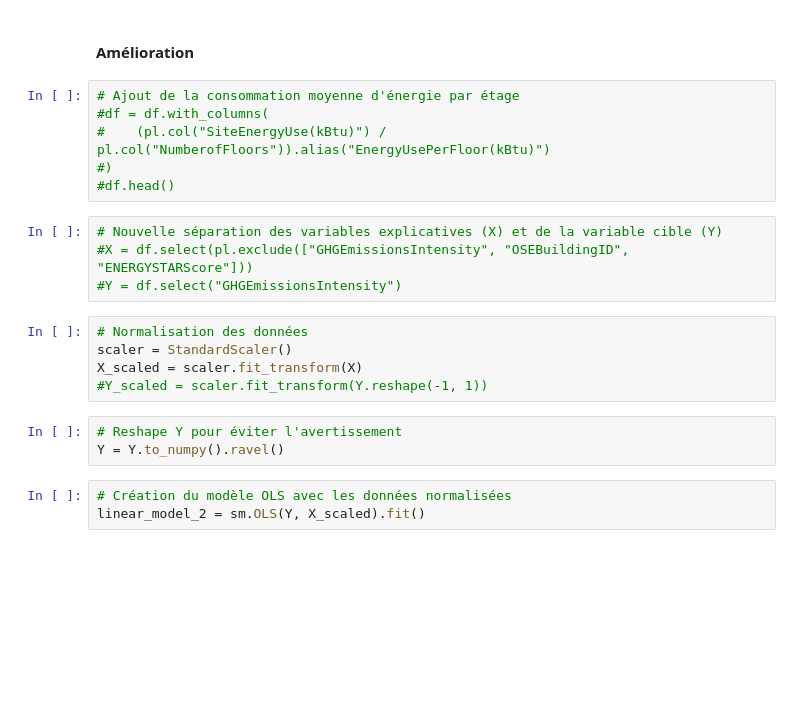
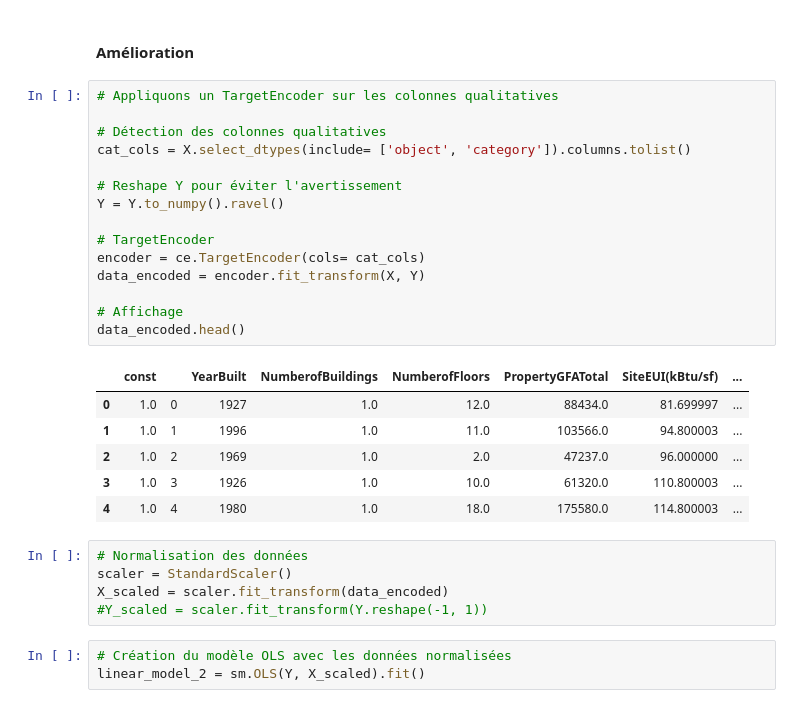
Before and after one commit to Vinyl-237/Anticipez-les-besoins-en-consommation-de-b-timents, a Jupyter notebook: noteBook2.ipynb, the cells around one changed output. Cells and saved outputs as stored; diff of their text form; blank space fills up the shorter version.

```diff
--- a/noteBook2.ipynb
+++ b/noteBook2.ipynb
@@ -95,24 +96,33 @@ Notes:
 strong multicollinearity or other numerical problems.
 # %% [markdown]
 #### Amélioration
-# %%
-# Ajout de la consommation moyenne d'énergie par étage
-#df = df.with_columns(
-#    (pl.col("SiteEnergyUse(kBtu)") / pl.col("NumberofFloors")).alias("EnergyUsePerFloor(kBtu)")
-#)
-#df.head()
-# %%
-# Nouvelle séparation des variables explicatives (X) et de la variable cible (Y)
-#X = df.select(pl.exclude(["GHGEmissionsIntensity", "OSEBuildingID", "ENERGYSTARScore"]))
-#Y = df.select("GHGEmissionsIntensity")
+# %%
+# Appliquons un TargetEncoder sur les colonnes qualitatives
+
+# Détection des colonnes qualitatives
+cat_cols = X.select_dtypes(include= ['object', 'category']).columns.tolist()
+
+# Reshape Y pour éviter l'avertissement
+Y = Y.to_numpy().ravel()
+
+# TargetEncoder
+encoder = ce.TargetEncoder(cols= cat_cols)
+data_encoded = encoder.fit_transform(X, Y)
+
+# Affichage
+data_encoded.head()
+# %% [output]
+|  | const |  | YearBuilt | NumberofBuildings | NumberofFloors | PropertyGFATotal | SiteEUI(kBtu/sf) | ... |
+| 0 | 1.0 | 0 | 1927 | 1.0 | 12.0 | 88434.0 | 81.699997 | ... |
+| 1 | 1.0 | 1 | 1996 | 1.0 | 11.0 | 103566.0 | 94.800003 | ... |
+| 2 | 1.0 | 2 | 1969 | 1.0 | 2.0 | 47237.0 | 96.000000 | ... |
+| 3 | 1.0 | 3 | 1926 | 1.0 | 10.0 | 61320.0 | 110.800003 | ... |
+| 4 | 1.0 | 4 | 1980 | 1.0 | 18.0 | 175580.0 | 114.800003 | ... |
 # %%
 # Normalisation des données
 scaler = StandardScaler()
-X_scaled = scaler.fit_transform(X)
+X_scaled = scaler.fit_transform(data_encoded)
 #Y_scaled = scaler.fit_transform(Y.reshape(-1, 1))
-# %%
-# Reshape Y pour éviter l'avertissement
-Y = Y.to_numpy().ravel()
 # %%
 # Création du modèle OLS avec les données normalisées
 linear_model_2 = sm.OLS(Y, X_scaled).fit()
```
Also changed, not shown: parts of 24 cells of this notebook, 2 other files.
